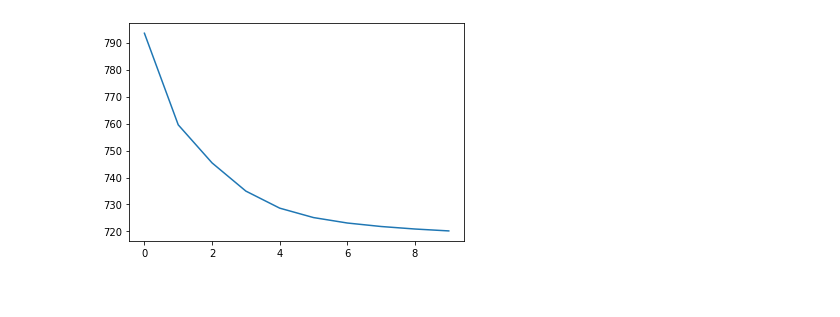
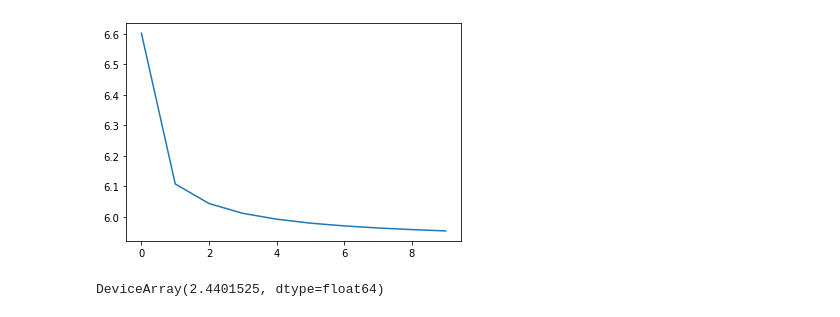
Before and after one commit to CornCobs/DSA3101project, a Jupyter notebook: resources/recommendation_systems.ipynb, the cells around one changed output. Drawn from its saved outputs; the diff is of its cells as text; code cells hidden in the pictures.

Commit message:
Update recommendations_systems notebook and added ratings data

```diff
--- a/resources/recommendation_systems.ipynb
+++ b/resources/recommendation_systems.ipynb
@@ -81,0 +75,4 @@ Name: Panel ID, Length: 3236, dtype: int64
+# %%
+# x = pd.read_csv("/content/drive/My Drive/data/ratings.csv")
+x = pd.read_csv("../data/ratings.csv")
+x.RFM.min(), x.RFM.max()
@@ -82,8 +81,8 @@ Name: Panel ID, Length: 3236, dtype: int64
 # %%
 from sklearn.model_selection import train_test_split
 
-X = data_df.loc[:,['Panel ID', 'Category']]
-y = data_df.Week
+X = x.loc[:,['Panel ID', 'Product']]
+y = x.RFM
 # X_train, X_test, y_train, y_test = train_test_split(
 #     X, y, test_size=0.2, random_state=random_state, stratify=df['Panel ID'])
 
@@ -94,7 +93,7 @@ y = data_df.Week
 train = X.assign(rating=y.values)
 # train = X_train.assign(rating=y_train.values)
 # test = X_test.assign(rating=y_test.values)
-pivot = train.pivot_table(index='Panel ID', columns='Category', values='rating')
+pivot = train.pivot_table(index='Panel ID', columns='Product', values='rating')
 global_mean = onp.nanmean(pivot)
 subset = onp.where(onp.isfinite(pivot.values))
 pivot
@@ -158,27 +163,28 @@ Wall time: 82.2 ms
 d = 3
 
 # start optimisation from this
-U_init = onp.random.poisson(int((global_mean/(d**2))**0.5), size=(num_panel, d))
-V_init = onp.random.poisson(int((global_mean/(d**2))**0.5), size=(num_cat, d))
+U_init = onp.random.normal(onp.sqrt(global_mean/d), scale=1/onp.sqrt(num_panel*d), size=(num_panel, d))
+V_init = onp.random.normal(onp.sqrt(global_mean/d), scale=1/onp.sqrt(num_product*d), size=(num_product, d))
+# U_init = onp.random.poisson(int((global_mean/(d**2))**0.5), size=(num_panel, d))
+# V_init = onp.random.poisson(int((global_mean/(d**2))**0.5), size=(num_product, d))
 print("global mean:{0:.5f} \t minimum entry of U_init@V_init.T:{1:.5f} \t maximum entry of U_init@V_init.T:{2:.5f}".format(
     global_mean, onp.min(U_init@V_init.T), onp.max(U_init@V_init.T)))
 
-def loss(U,V):
-    reg = 1e-2    # tweak regularisation here
+def loss(U,V, reg = 0):
     cost = np.sum((pivot.values[subset] - (U @ V.T)[subset])**2)
-    return cost/train.shape[0] + reg/num_panel*np.linalg.norm(U)**2 + reg/num_cat*np.linalg.norm(V)**2
+    return cost/train.shape[0] + reg/num_panel*np.linalg.norm(U)**2 + reg/num_product*np.linalg.norm(V)**2
 
 def RMSE(df, U, V, reg=False):
     cost = 0.
     panel_df = data_df['Panel ID'].unique()
     panel_df.sort()
-    cat_df = data_df['Category'].unique()
-    cat_df.sort()
-    for p, c, r in df.values:
+    product_df = data_df['Product'].unique()
+    product_df.sort()
+    for pa, pr, r in df.values:
         # cost += (r - max(0, min(155, (U[panel_df==p] @ V[cat_df==c].T).ravel())))**2    # keep rating values within 0 and 155
-        cost += (r - (U[panel_df==p] @ V[cat_df==c].T).ravel())**2    # keep rating values within 0 and 155
+        cost += (r - (U[panel_df==pa] @ V[product_df==pr].T).ravel())**2
     if reg:
-        return np.sqrt(cost/df.shape[0]) + reg/num_panel*np.linalg.norm(U)**2 + reg/num_cat*np.linalg.norm(V)**2
+        return np.sqrt(cost/df.shape[0]) + reg/num_panel*np.linalg.norm(U)**2 + reg/num_product*np.linalg.norm(V)**2
     else:
         return np.sqrt(cost/df.shape[0])
 
@@ -194,11 +200,11 @@ Wall time: 9.21 ms
 #note that LBFGS expects vectors, not matrices --> we have to flatten everything
 def minimize_U_fixed(U,V, LBFGS_iter):
     def grad_v_wrapper(V_flat):
-        V = V_flat.reshape(num_cat, d)
+        V = V_flat.reshape(num_product, d)
         return onp.array(grad_loss_v(U,V)).ravel()
 
     def loss_wrapper(V_flat):
-        V = V_flat.reshape(num_cat, d)
+        V = V_flat.reshape(num_product, d)
         return loss(U,V)
 
     traj = scipy.optimize.minimize(fun = loss_wrapper, #function to minimize
@@ -207,7 +213,7 @@ def minimize_U_fixed(U,V, LBFGS_iter):
                                 jac=grad_v_wrapper, #function that computes the gradient
                                 options={"maxiter":LBFGS_iter})  #maximum number of iteration
 
-    V_final = traj["x"].reshape(num_cat, d)
+    V_final = traj["x"].reshape(num_product, d)
     return V_final
 
 
@@ -233,11 +239,14 @@ U,V = onp.copy(U_init), onp.copy(V_init)
 LBFGS_iter = 50
 n_iter = 10
 loss_history_train = []
+start = time.time()
 
 for _ in range(n_iter):
     V = minimize_U_fixed(U,V, LBFGS_iter)
     U = minimize_V_fixed(U,V, LBFGS_iter)
-    loss_history_train.append(loss(U,V))
+    loss_val = loss(U,V)
+    loss_history_train.append(loss_val)
+    print(f"iter: {_} - time: {time.time()-start} - loss: {loss_val}")
 
 # gradient descent plot
 plt.plot(loss_history_train)
@@ -247,3 +266,7 @@ Wall time: 13.2 s
-[figure, old version]
+[figure, new version]
+# %%
+loss(U, V, 0)**0.5
+# %% [output]
+DeviceArray(2.4401525, dtype=float64)
 # %%
 %%time
```
Also changed, not shown: parts of 17 cells of this notebook, 1 other file.
